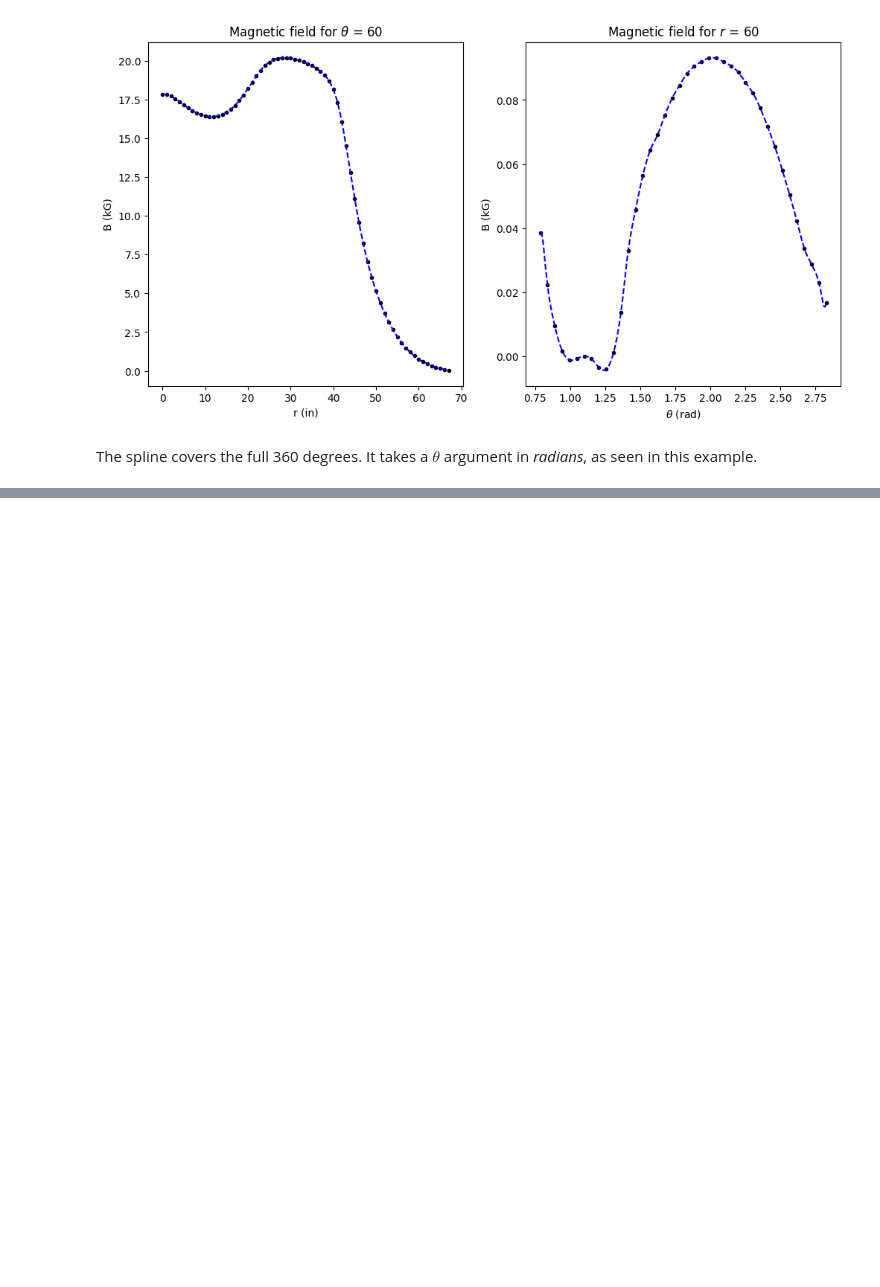
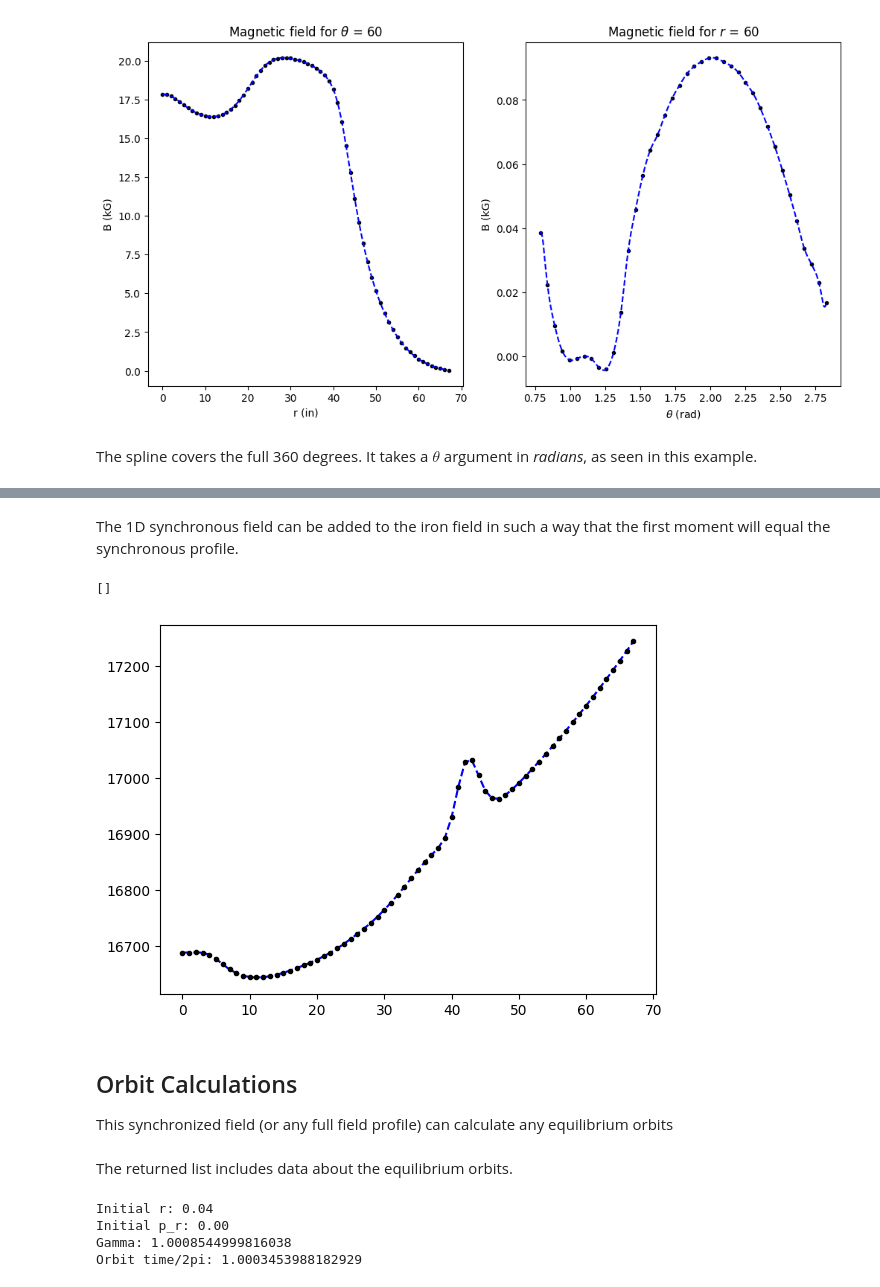
Before and after one commit to lbnl-88ops/cyclotron.analysis, a Jupyter notebook: cyclotron_analysis.ipynb, the cells around one changed output, grey strips where cells are left out. Drawn from its saved outputs; the diff is of its cells as text; code cells hidden in the pictures; blank space fills up the shorter version.

```diff
--- a/cyclotron_analysis.ipynb
+++ b/cyclotron_analysis.ipynb
@@ -139,0 +156,16 @@ plt.show()
+# %% [markdown]
+The 1D synchronous field can be added to the iron field in such a way that the first moment will equal the synchronous profile.
+# %%
+from ops.cyclotron.analysis.fields import synchronize_field
+
+synchronized_field = synchronize_field(iron_field, synchronous_field)
+plt.plot(iron_field.r_values, synchronized_field.first_moment(), 'b--')
+plt.plot(iron_field.r_values, synchronous_field, 'k.')
+plt.plot()
+# %% [output]
+[]
+[figure, added]
+# %% [markdown]
+## Orbit Calculations
+
+This synchronized field (or any full field profile) can calculate any equilibrium orbits
@@ -139,0 +179,13 @@ plt.show()
+# %% [markdown]
+The returned list includes data about the equilibrium orbits.
+# %%
+orbit = orbits[10]
+print(f'Initial r: {orbit.r_init:.2f}')
+print(f'Initial p_r: {orbit.pr_init:.2f}')
+print(f'Gamma: {orbit.gamma}')
+print(f'Orbit time/2pi: {orbit.time}')
+# %% [output]
+Initial r: 0.04
+Initial p_r: 0.00
+Gamma: 1.0008544999816038
+Orbit time/2pi: 1.0003453988182929
```
Also changed, not shown: parts of 5 cells of this notebook, 4 other files.
